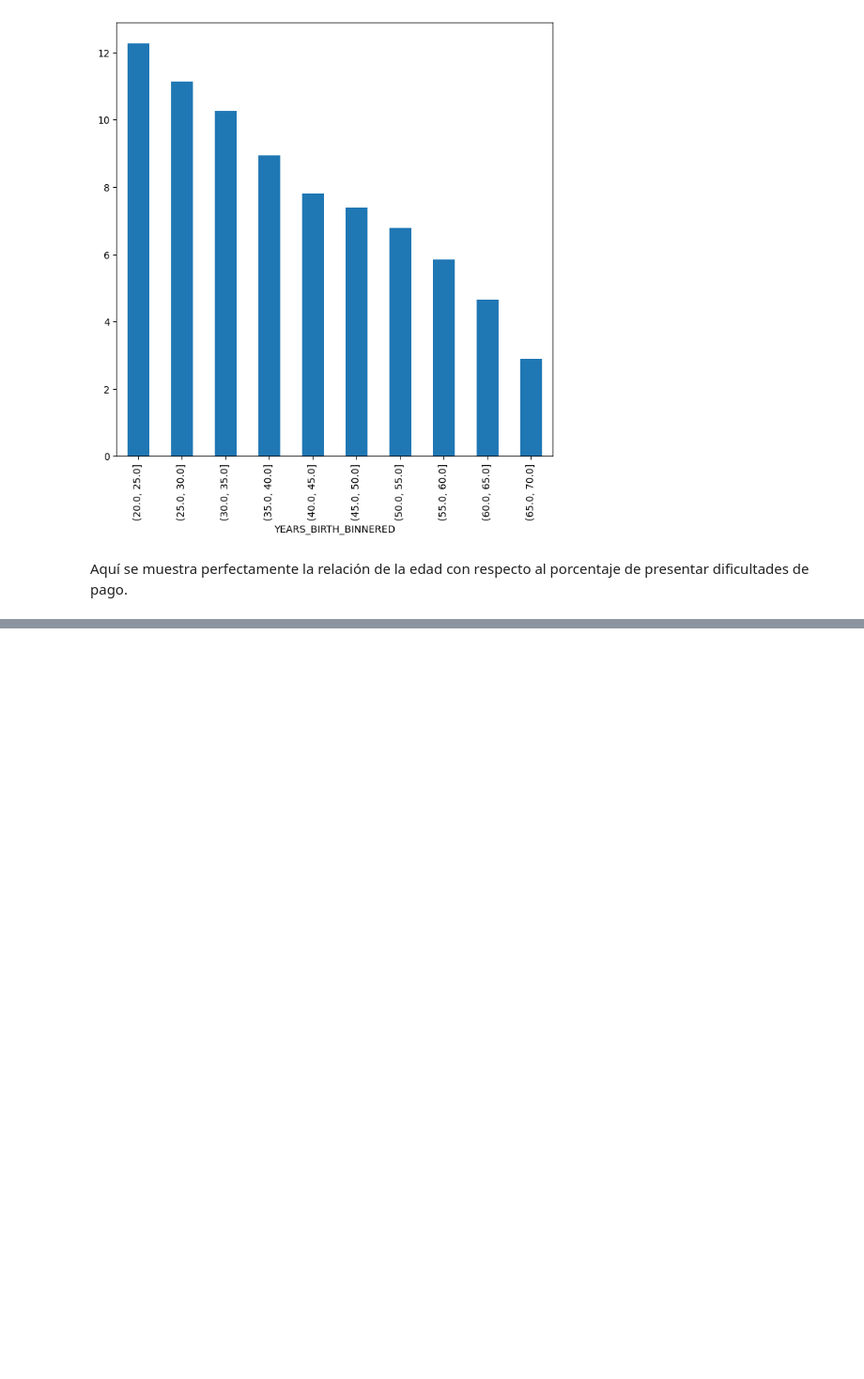
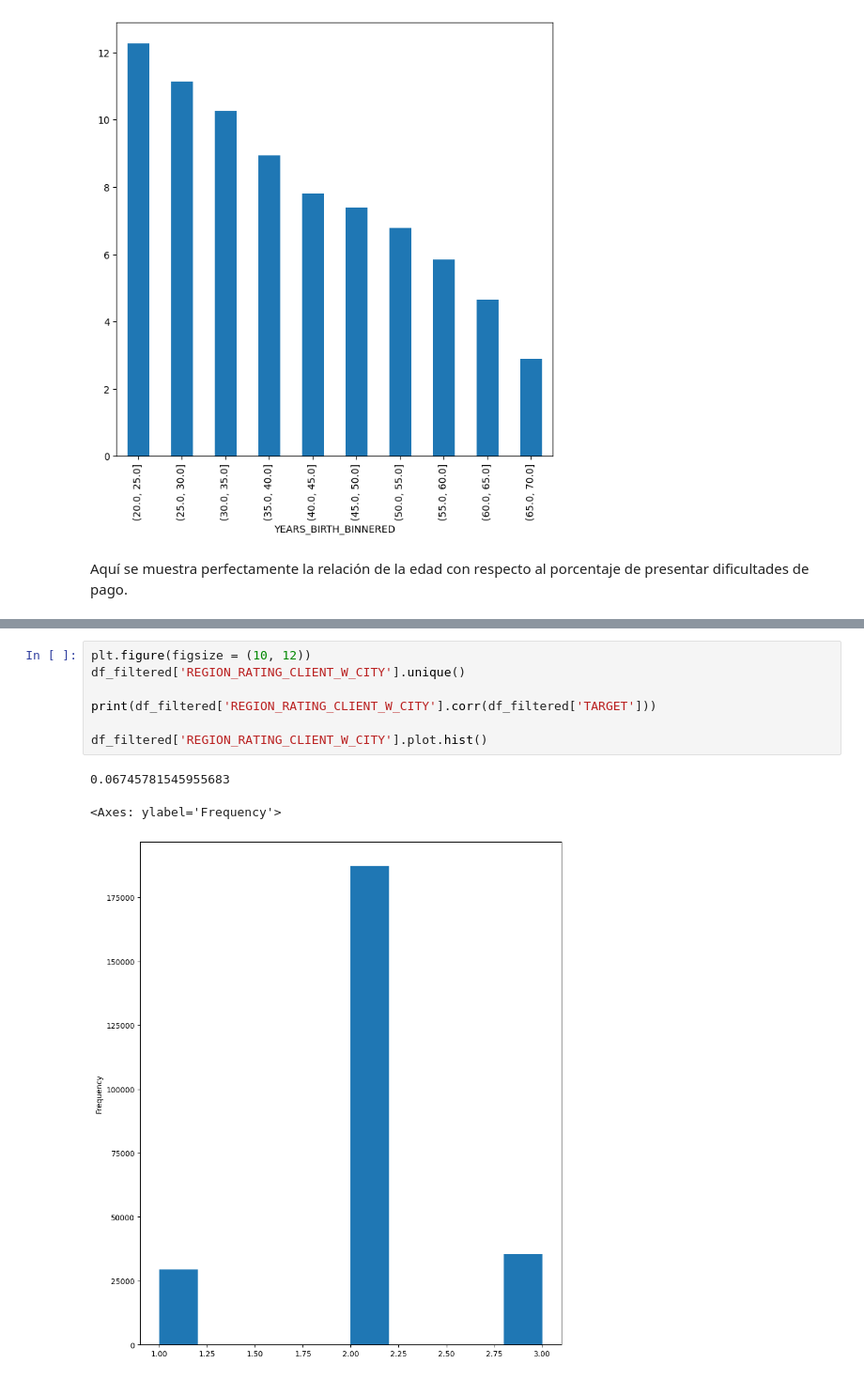
Before and after one commit to d4rk3rr41n/data-science-project-Home-Credit-Default-Risk, a Jupyter notebook: data-science-project-Home-Credit-Default-Risk/EDA-project.ipynb, the cells around one changed output, grey strips where cells are left out. Shown at 94% size. Cells and saved outputs as stored; diff of their text form; blank space fills up the shorter version.

```diff
--- a/data-science-project-Home-Credit-Default-Risk/EDA-project.ipynb
+++ b/data-science-project-Home-Credit-Default-Risk/EDA-project.ipynb
@@ -314,0 +332,11 @@ Aquí se muestra perfectamente la relación de la edad con respecto al porcentaj
+# %%
+plt.figure(figsize = (10, 12))
+df_filtered['REGION_RATING_CLIENT_W_CITY'].unique()
+
+print(df_filtered['REGION_RATING_CLIENT_W_CITY'].corr(df_filtered['TARGET']))
+
+df_filtered['REGION_RATING_CLIENT_W_CITY'].plot.hist()
+# %% [output]
+0.06745781545955683
+<Axes: ylabel='Frequency'>
+[figure, added]
```
Also changed, not shown: parts of 6 cells of this notebook.
